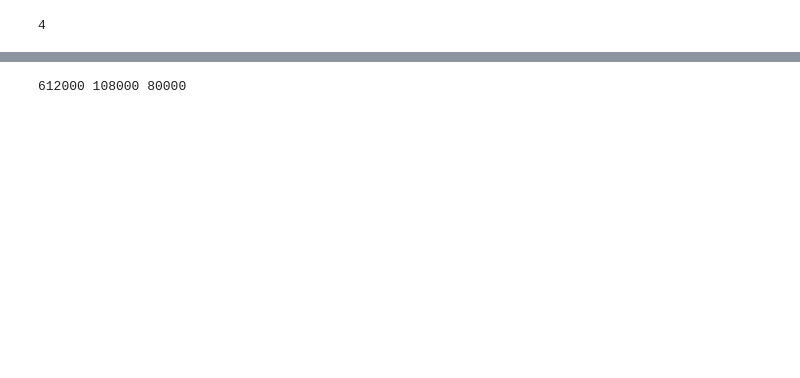
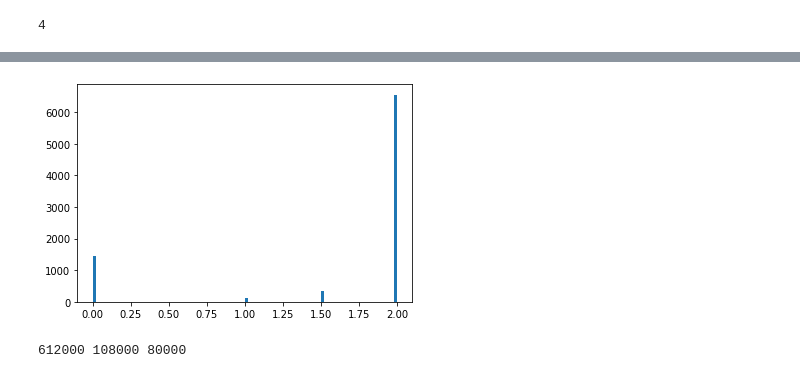
Before and after one commit to Renoyyz233/ECE253_assignment2, a Jupyter notebook: model.ipynb, the cells around one changed output, grey strips where cells are left out. Drawn from its saved outputs; the diff is of its cells as text; code cells hidden in the pictures; blank space fills up the shorter version.

```diff
--- a/model.ipynb
+++ b/model.ipynb
@@ -93,3 +151,12 @@ max(timey)
+# %%
+avgTime = []
+for i in timePerItem:
+    ts = [mapping(x,mappingPerItem[i]) for x in timePerItem[i]]
+    avgTime.append(np.median(ts))
+# %%
+x = plt.hist(avgTime,bins=100)
+# %% [output]
+[figure, added]
 # %%
 X_train, y_train, X_valid, y_valid, X_test, y_test = splitData(timeX, timey, .1, .15)
 # %% [output]
```
Also changed, not shown: parts of 19 cells of this notebook, 1 other file.
